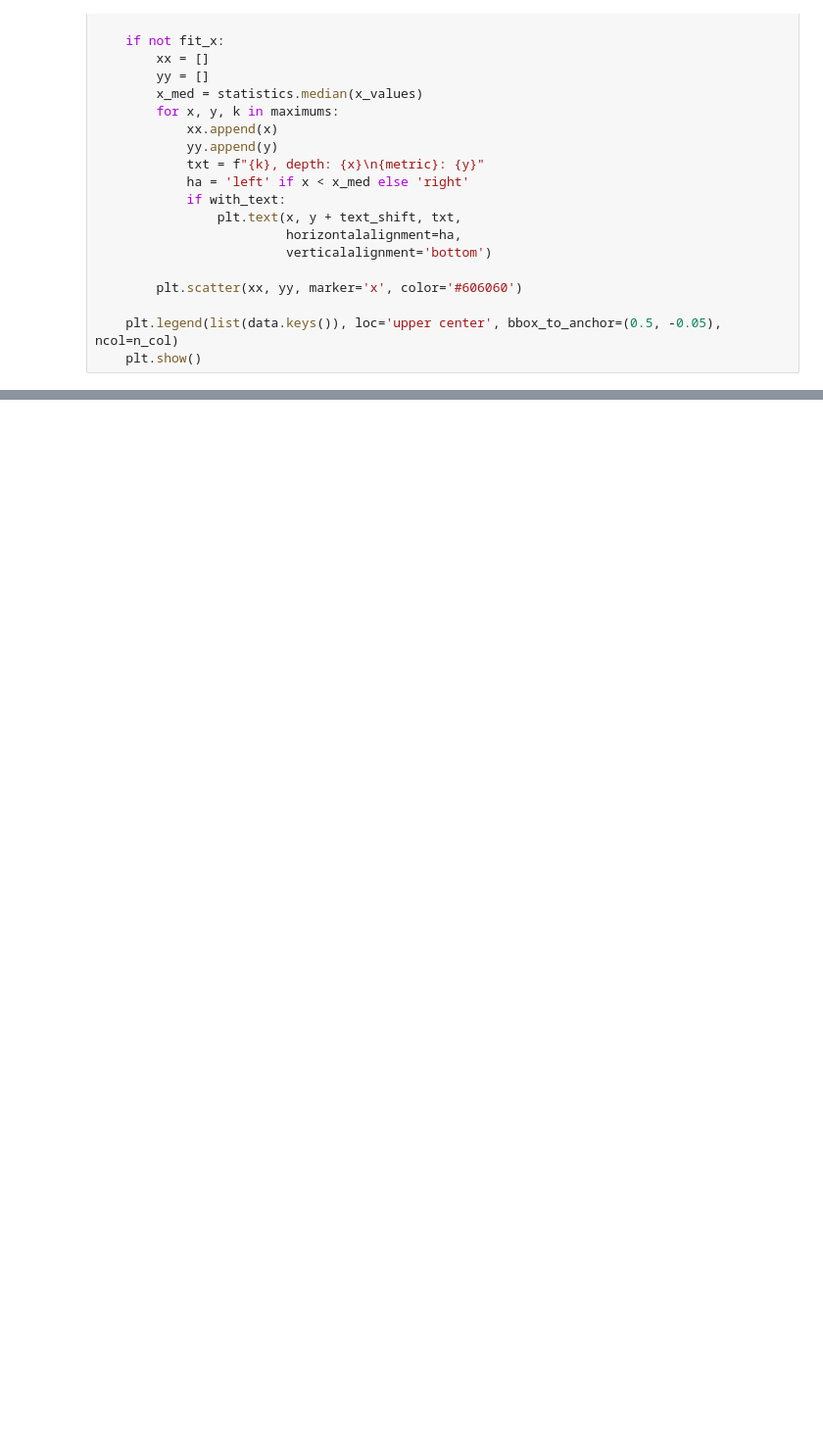
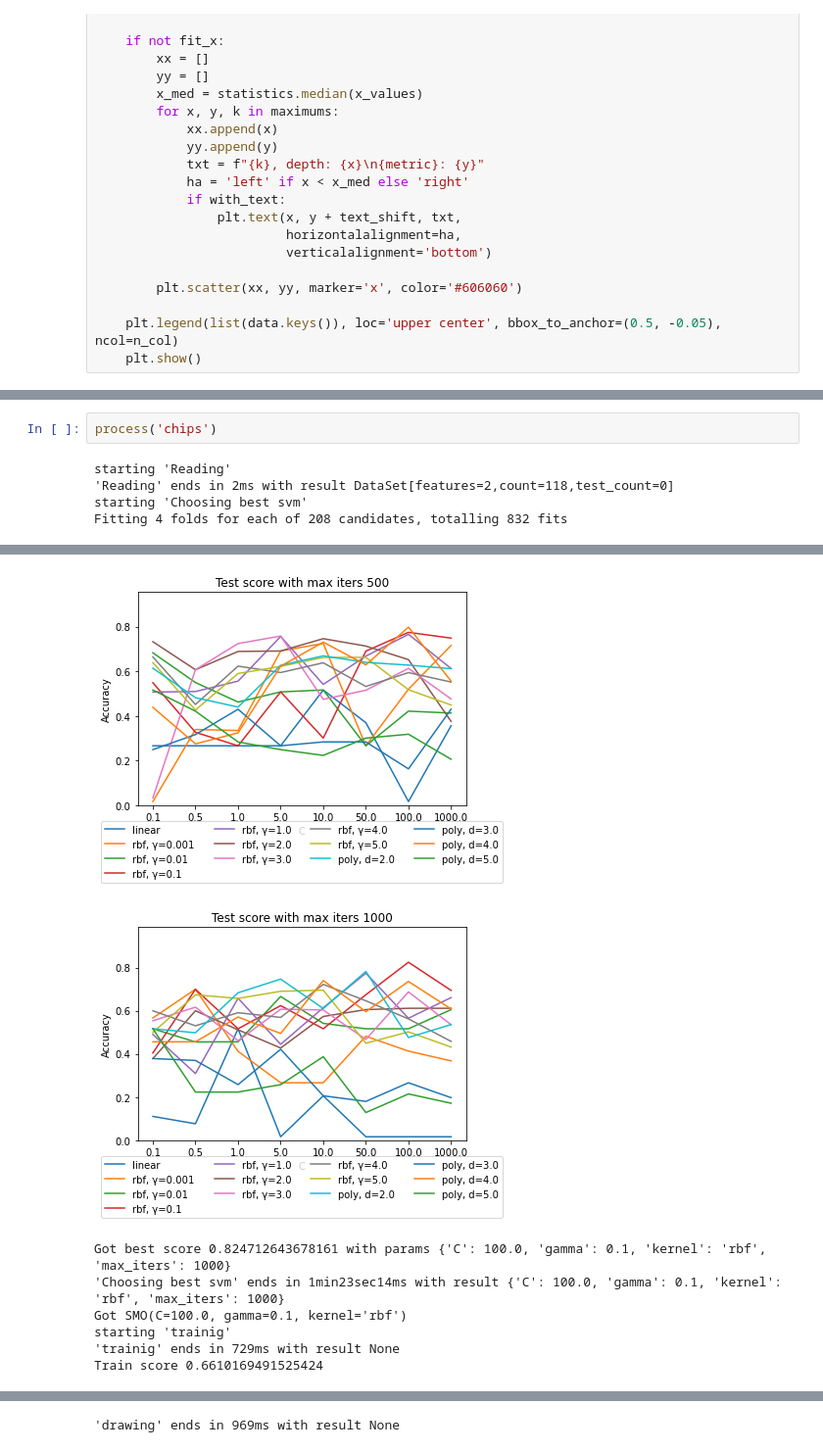
Before and after one commit to aprox13/ml, a Jupyter notebook: svm/smo.ipynb, the cells around one changed output, grey strips where cells are left out. Shown at 98% size. Saved outputs shown, nothing was run; the diff lists cells and outputs as text; blank space fills up the shorter version.

```diff
--- a/svm/smo.ipynb
+++ b/svm/smo.ipynb
@@ -236,0 +566,7 @@ def metric_plot(data: dict, x_values: List, title='', x_label='', metric='Accura
+# %%
+process('chips')
+# %% [output]
+starting 'Reading'
+'Reading' ends in 2ms with result DataSet[features=2,count=118,test_count=0]
+starting 'Choosing best svm'
+Fitting 4 folds for each of 208 candidates, totalling 832 fits
@@ -236,0 +579,8 @@ def metric_plot(data: dict, x_values: List, title='', x_label='', metric='Accura
+[figure, added]
+[figure, added]
+Got best score 0.824712643678161 with params {'C': 100.0, 'gamma': 0.1, 'kernel': 'rbf', 'max_iters': 1000}
+'Choosing best svm' ends in 1min23sec14ms with result {'C': 100.0, 'gamma': 0.1, 'kernel': 'rbf', 'max_iters': 1000}
+Got SMO(C=100.0, gamma=0.1, kernel='rbf')
+starting 'trainig'
+'trainig' ends in 729ms with result None
+Train score 0.6610169491525424
@@ -236,0 +588 @@ def metric_plot(data: dict, x_values: List, title='', x_label='', metric='Accura
+'drawing' ends in 969ms with result None
```
Also changed, not shown: parts of 4 cells of this notebook, 1 other file.
